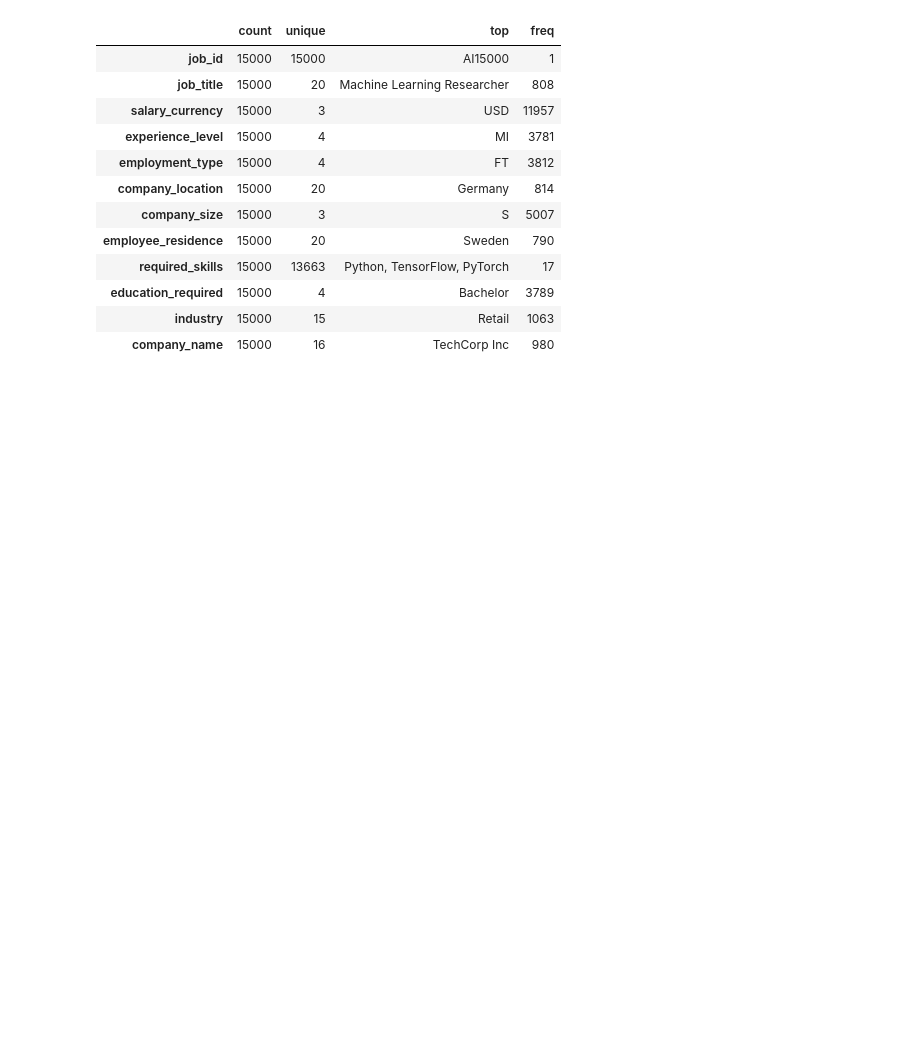
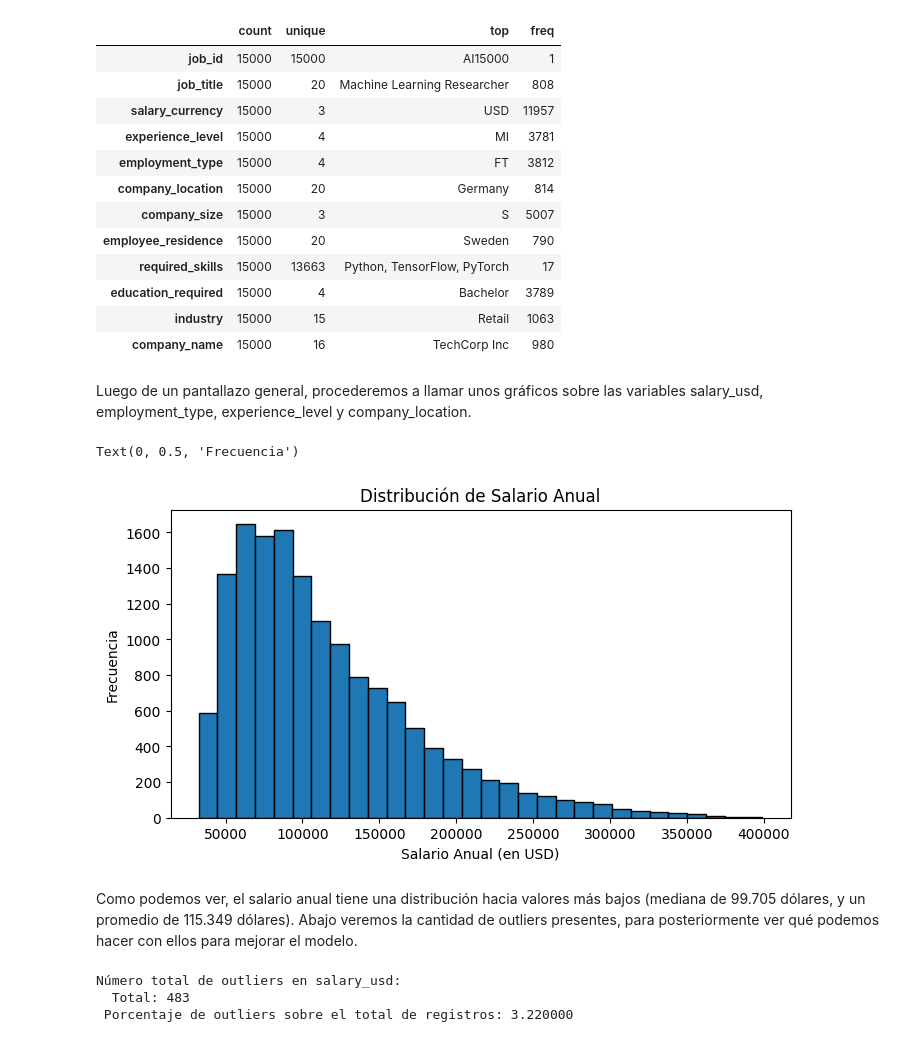
Before and after one commit to EzeRivero/Data-Science-II, a Jupyter notebook: IA_Job_Rivero_1Entrega.ipynb, the cells around one changed output. Cells and saved outputs as stored; diff of their text form; code cells hidden in the pictures; blank space fills up the shorter version.

```diff
--- a/IA_Job_Rivero_1Entrega.ipynb
+++ b/IA_Job_Rivero_1Entrega.ipynb
@@ -161,3 +160,33 @@ df.describe(include = 'object').T
 | education_required | 15000 | 4 | Bachelor | 3789 |
 | industry | 15000 | 15 | Retail | 1063 |
 | company_name | 15000 | 16 | TechCorp Inc | 980 |
+# %% [markdown]
+Luego de un pantallazo general, procederemos a llamar unos gráficos sobre las variables salary_usd, employment_type, experience_level y company_location.
+# %%
+fig, ax = plt.subplots(figsize=(8, 4))
+ax.hist(df['salary_usd'], bins=30, edgecolor='black')
+ax.set_title('Distribución de Salario Anual')
+ax.set_xlabel('Salario Anual (en USD)')
+ax.set_ylabel('Frecuencia')
+# %% [output]
+Text(0, 0.5, 'Frecuencia')
+[figure, added]
+# %% [markdown]
+Como podemos ver, el salario anual tiene una distribución hacia valores más bajos (mediana de 99.705 dólares, y un promedio de 115.349 dólares). Abajo veremos la cantidad de outliers presentes, para posteriormente ver qué podemos hacer con ellos para mejorar el modelo.
+# %%
+subset = df['salary_usd']
+Q1 = subset.quantile(0.25)
+Q3 = subset.quantile(0.75)
+IQR = Q3 - Q1
+lower_bound = Q1 - 1.5 * IQR
+upper_bound = Q3 + 1.5 * IQR
+outliers = subset[(subset < lower_bound) | (subset > upper_bound)]
+total_outliers_count = len(outliers)
+
+print("Número total de outliers en salary_usd:")
+print(f"  Total: {total_outliers_count}")
+print(f" Porcentaje de outliers sobre el total de registros: {(( len(outliers) / 15000)*100):2f}")
+# %% [output]
+Número total de outliers en salary_usd:
+  Total: 483
+ Porcentaje de outliers sobre el total de registros: 3.220000
```
Also changed, not shown: parts of 9 cells of this notebook.
